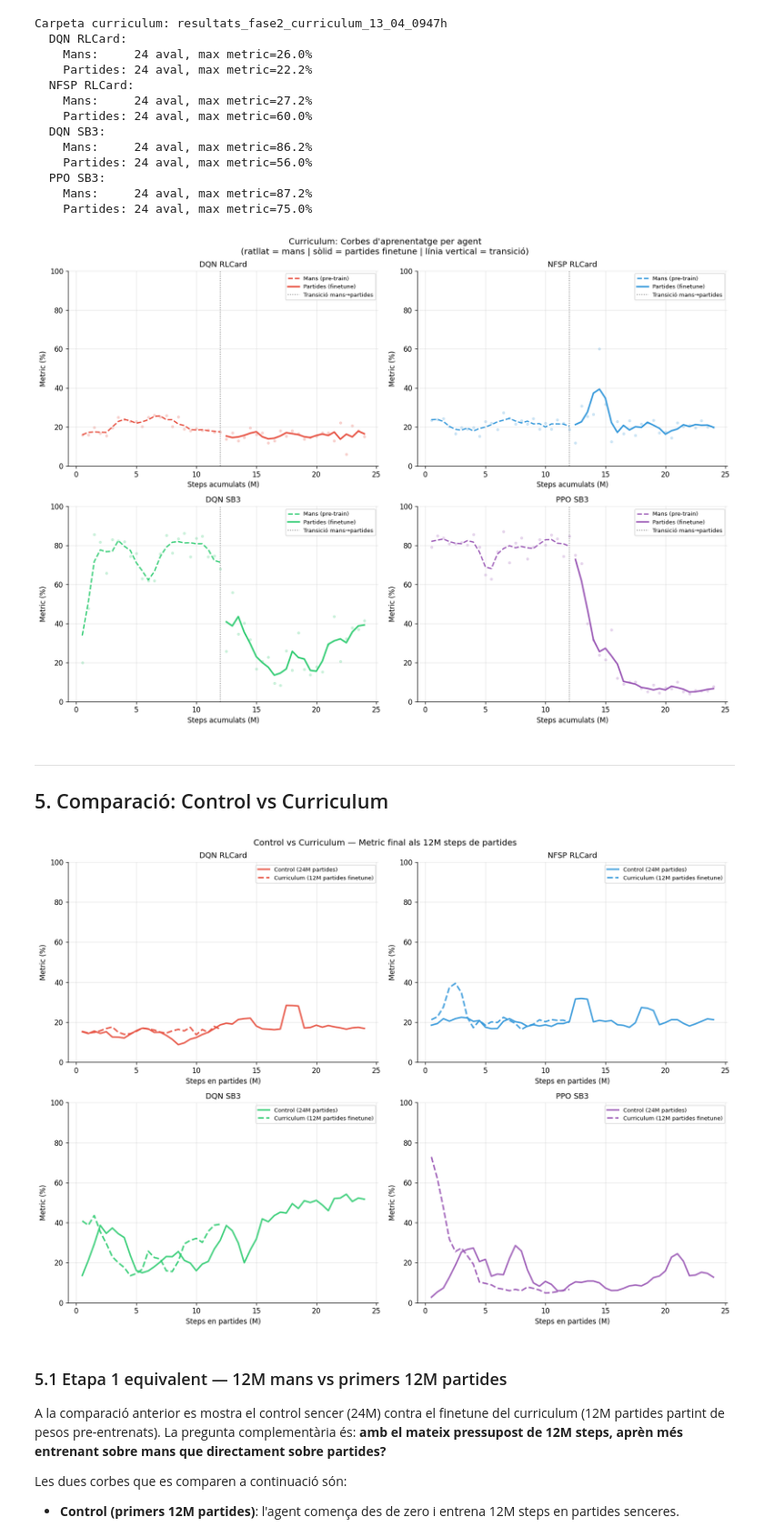
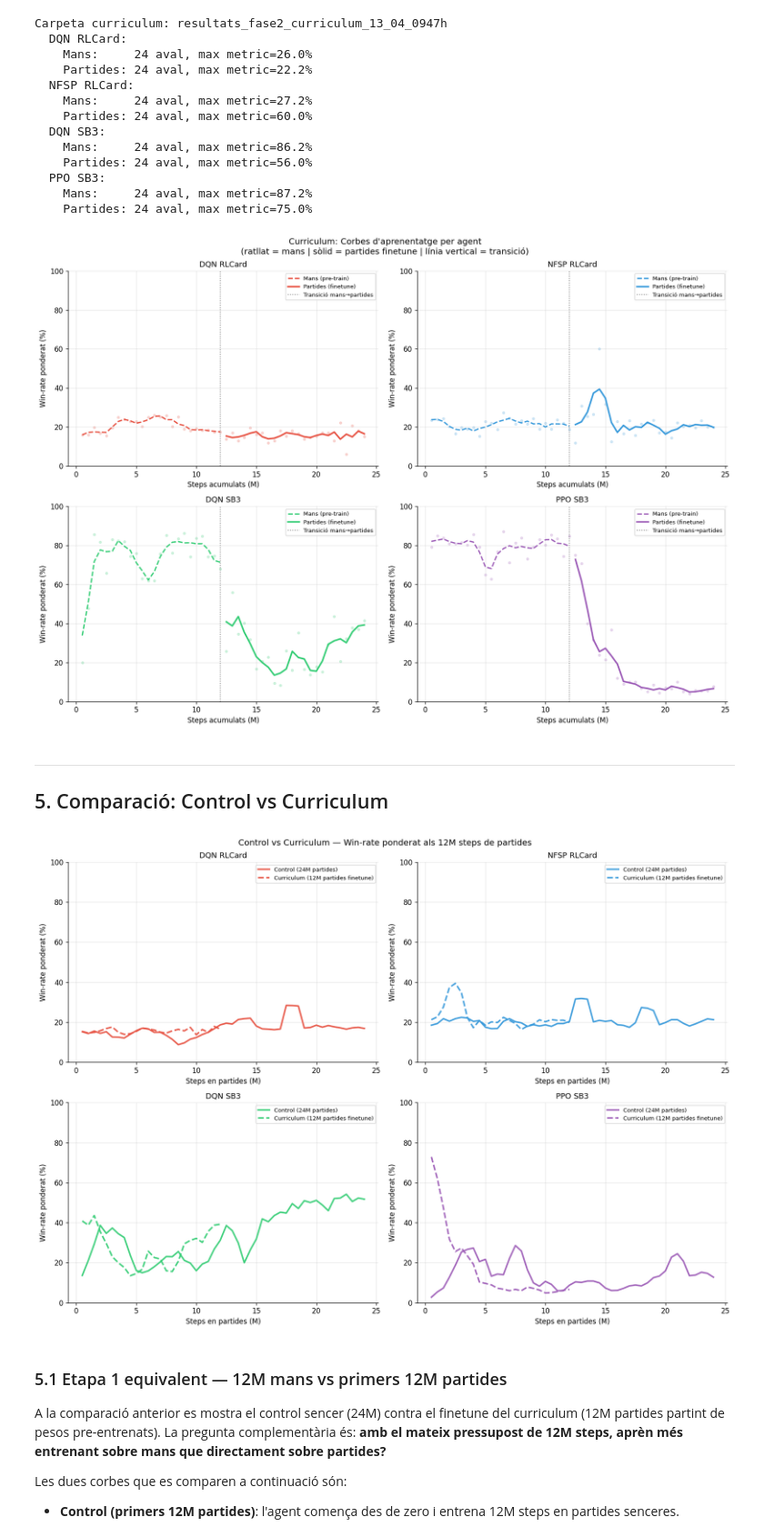
Before and after one commit to JoFeF08/TFG_Doc, a Jupyter notebook: notebooks/2_curriculum_learning/comparacio_fase2.ipynb, the cells around one changed output. Shown at 91% size. Drawn from its saved outputs; the diff is of its cells as text; code cells hidden in the pictures.

```diff
--- a/notebooks/2_curriculum_learning/comparacio_fase2.ipynb
+++ b/notebooks/2_curriculum_learning/comparacio_fase2.ipynb
@@ -238,8 +238,8 @@ if dades_mans or dades_partides:
 
         ax.set_title(LABELS[agent], fontsize=11)
         ax.set_xlabel('Steps acumulats (M)')
-        ax.set_ylabel('Metric (%)')
-        ax.legend(fontsize=8)
+        ax.set_ylabel('Win-rate ponderat (%)')
+        ax.legend(fontsize=8, loc='upper right')
         ax.set_ylim(0, 100)
 
     plt.tight_layout()
@@ -247,7 +247,7 @@ if dades_mans or dades_partides:
 else:
     print('Sense dades de curriculum. Executa el script primer.')
 # %% [output]
-[figure, old version]
+[figure, new version]
 # %% [markdown]
 ---
 
@@ -255,42 +255,42 @@ else:
 # %%
 if dades_control and dades_partides:
     fig, axes = plt.subplots(2, 2, figsize=(14, 10))
-    fig.suptitle('Control vs Curriculum — Metric final als 12M steps de partides',
+    fig.suptitle('Control vs Curriculum — Win-rate ponderat als 12M steps de partides',
                  fontsize=12)
 
     for ax, agent in zip(axes.flat, AGENTS):
         col = COLORS[agent]
 
         dc = dades_control.get(agent)
         dp = dades_partides.get(agent)
 
         if dc is not None:
             s = dc['step'] / 1e6
             ax.plot(s, suavitzar(dc['eval_metric'], 3),
                     color=col, linestyle='-', linewidth=2.2,
                     label='Control (24M partides)', alpha=0.9)
 
         if dp is not None:
             # step del finetune: comparar a partir del punt equivalent (12M steps de partides)
             s = dp['step'] / 1e6
             ax.plot(s, suavitzar(dp['eval_metric'], 3),
                     color=col, linestyle='--', linewidth=2.2,
                     label='Curriculum (12M partides finetune)', alpha=0.9)
 
         ax.set_title(LABELS[agent], fontsize=11)
         ax.set_xlabel('Steps en partides (M)')
-        ax.set_ylabel('Metric (%)')
-        ax.legend(fontsize=8)
+        ax.set_ylabel('Win-rate ponderat (%)')
+        ax.legend(fontsize=8, loc='upper right')
         ax.set_ylim(0, 100)
 
     plt.tight_layout()
     plt.show()
 elif not dades_control:
     print('Falten dades del grup control.')
 elif not dades_partides:
     print('Falten dades del curriculum.')
 # %% [output]
-[figure, old version]
+[figure, new version]
 # %% [markdown]
 ### 5.1 Etapa 1 equivalent — 12M mans vs primers 12M partides
 
```
Also changed, not shown: parts of 4 cells of this notebook, 5 other files.
